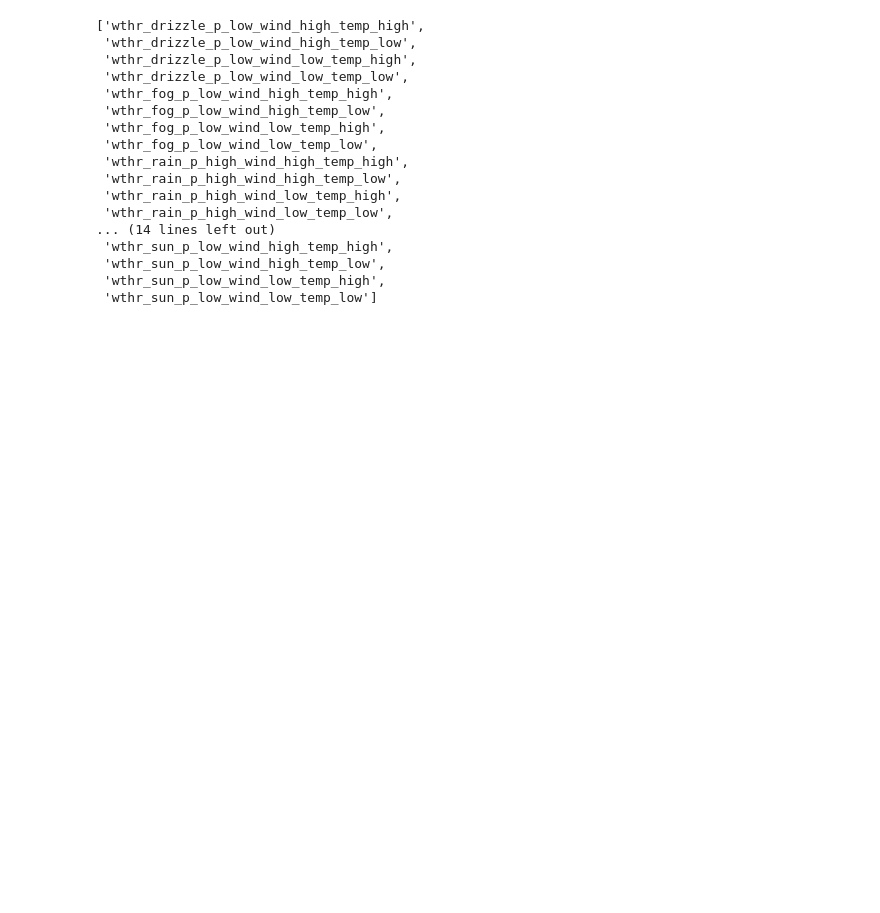
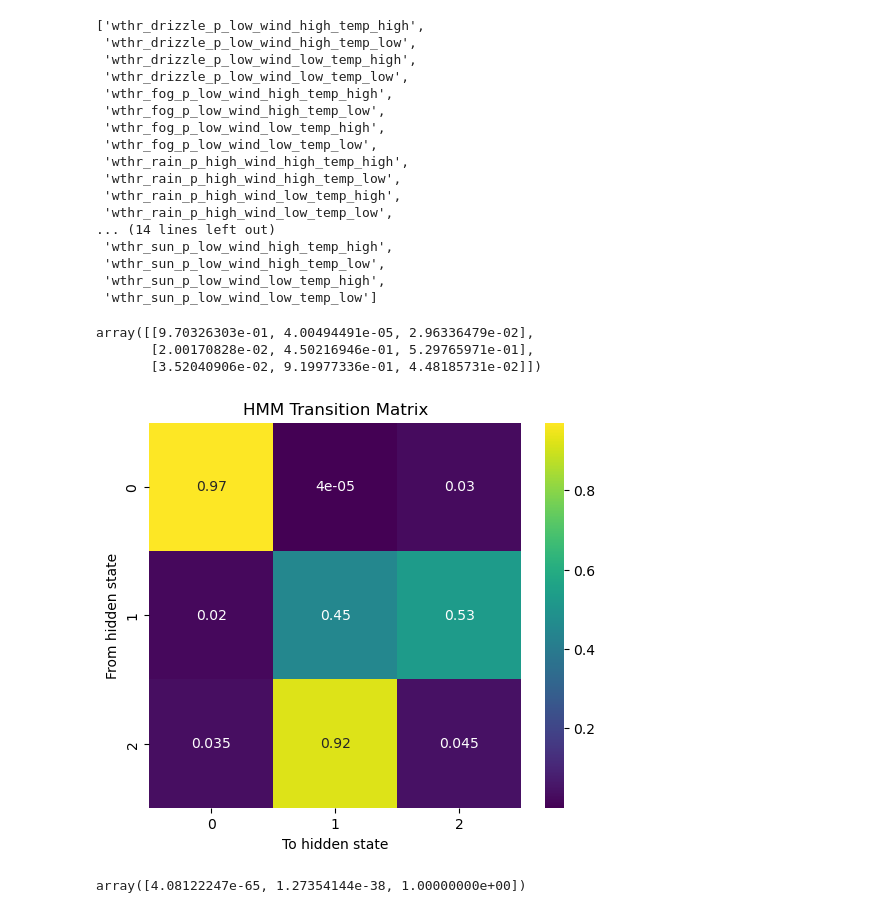
Before and after one commit to KartikNimhan/Hidden-Markov-Models, a Jupyter notebook: HMM_first_project.ipynb, the cells around one changed output. Saved outputs shown, nothing was run; the diff lists cells and outputs as text; code cells hidden in the pictures; blank space fills up the shorter version.

```diff
--- a/HMM_first_project.ipynb
+++ b/HMM_first_project.ipynb
@@ -338,3 +338,30 @@ plt.show()
  'wthr_sun_p_low_wind_high_temp_low',
  'wthr_sun_p_low_wind_low_temp_high',
  'wthr_sun_p_low_wind_low_temp_low']
+# %%
+model.transmat_
+# %% [output]
+array([[9.70326303e-01, 4.00494491e-05, 2.96336479e-02],
+       [2.00170828e-02, 4.50216946e-01, 5.29765971e-01],
+       [3.52040906e-02, 9.19977336e-01, 4.48185731e-02]])
+# %%
+import seaborn as sns
+import pandas as pd
+import matplotlib.pyplot as plt
+
+# plot transition matrix
+plt.figure(figsize=(6, 5))
+ax = sns.heatmap(pd.DataFrame(model.transmat_), annot=True, cmap='viridis')
+
+# Labels and title
+plt.xlabel('To hidden state')
+plt.ylabel('From hidden state')
+plt.title('HMM Transition Matrix')
+
+plt.show()
+# %% [output]
+[figure, added]
+# %%
+model.startprob_
+# %% [output]
+array([4.08122247e-65, 1.27354144e-38, 1.00000000e+00])
```
Also changed, not shown: parts of 1 cell of this notebook.
